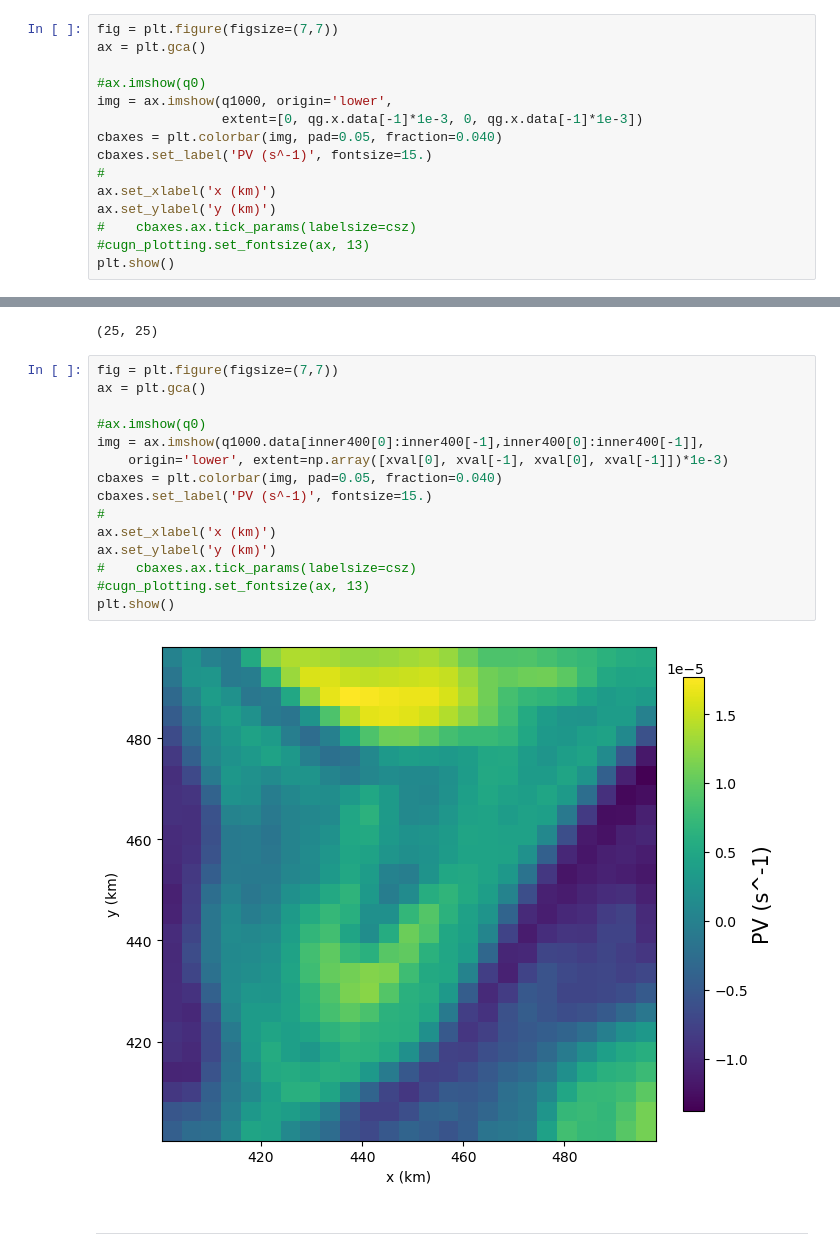
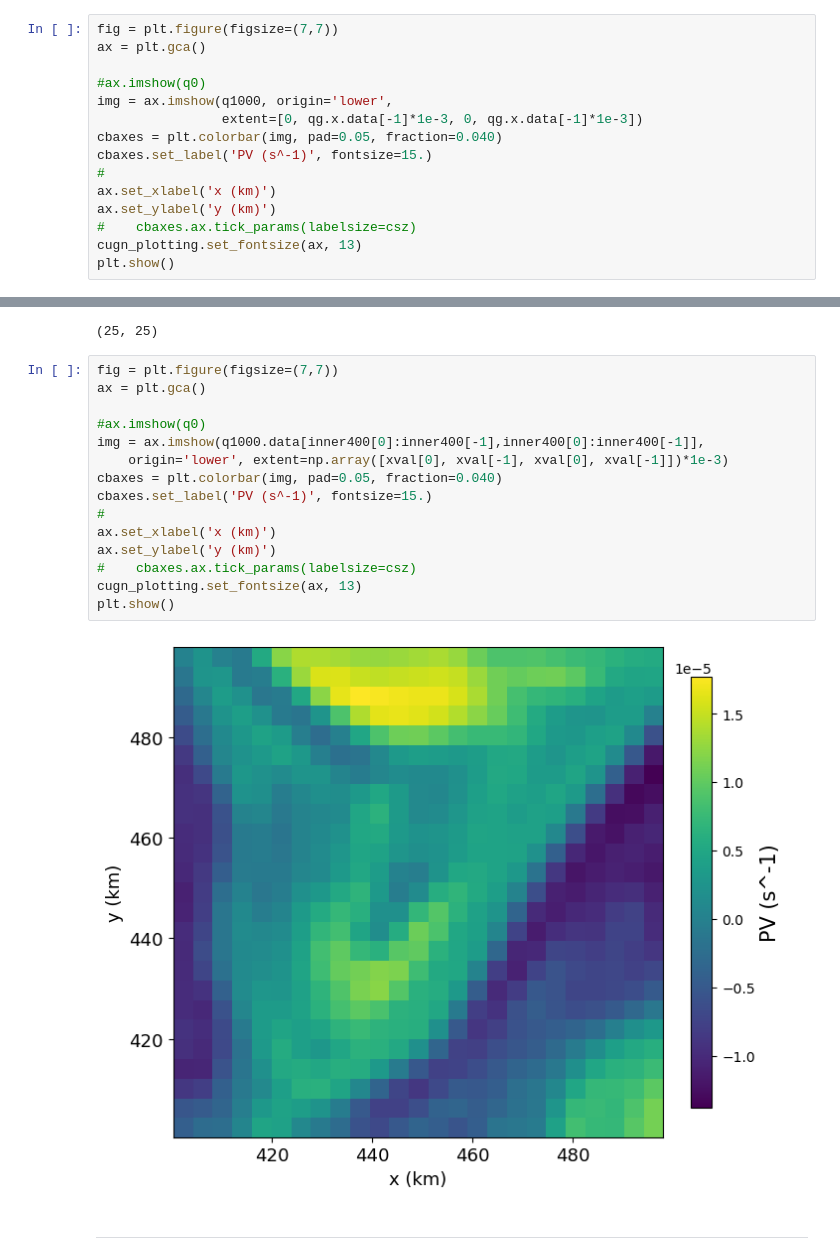
Before and after one commit to Sea-Meets-the-Stars/cugn, a Jupyter notebook: papers/Structure/Analysis/QG_vorticity.ipynb, the cells around one changed output, grey strips where cells are left out. Drawn from its saved outputs; the diff is of its cells as text.

```diff
--- a/papers/Structure/Analysis/QG_vorticity.ipynb
+++ b/papers/Structure/Analysis/QG_vorticity.ipynb
@@ -105,6 +105,6 @@ cbaxes.set_label('PV (s^-1)', fontsize=15.)
 ax.set_xlabel('x (km)')
 ax.set_ylabel('y (km)')
 #    cbaxes.ax.tick_params(labelsize=csz)
-#cugn_plotting.set_fontsize(ax, 13)
+cugn_plotting.set_fontsize(ax, 13)
 plt.show()
 # %% [output]
@@ -121,20 +121,20 @@ q1000.data[inner400[0]:inner400[-1],inner400[0]:inner400[-1]]
 # %%
 fig = plt.figure(figsize=(7,7))
 ax = plt.gca()
 
 #ax.imshow(q0)
 img = ax.imshow(q1000.data[inner400[0]:inner400[-1],inner400[0]:inner400[-1]],
     origin='lower', extent=np.array([xval[0], xval[-1], xval[0], xval[-1]])*1e-3)
 cbaxes = plt.colorbar(img, pad=0.05, fraction=0.040)
 cbaxes.set_label('PV (s^-1)', fontsize=15.)
 #
 ax.set_xlabel('x (km)')
 ax.set_ylabel('y (km)')
 #    cbaxes.ax.tick_params(labelsize=csz)
-#cugn_plotting.set_fontsize(ax, 13)
+cugn_plotting.set_fontsize(ax, 13)
 plt.show()
 # %% [output]
-[figure, old version]
+[figure, new version]
 # %% [markdown]
 ----
 # %%
```
Also changed, not shown: parts of 4 cells of this notebook, 2 other files.
